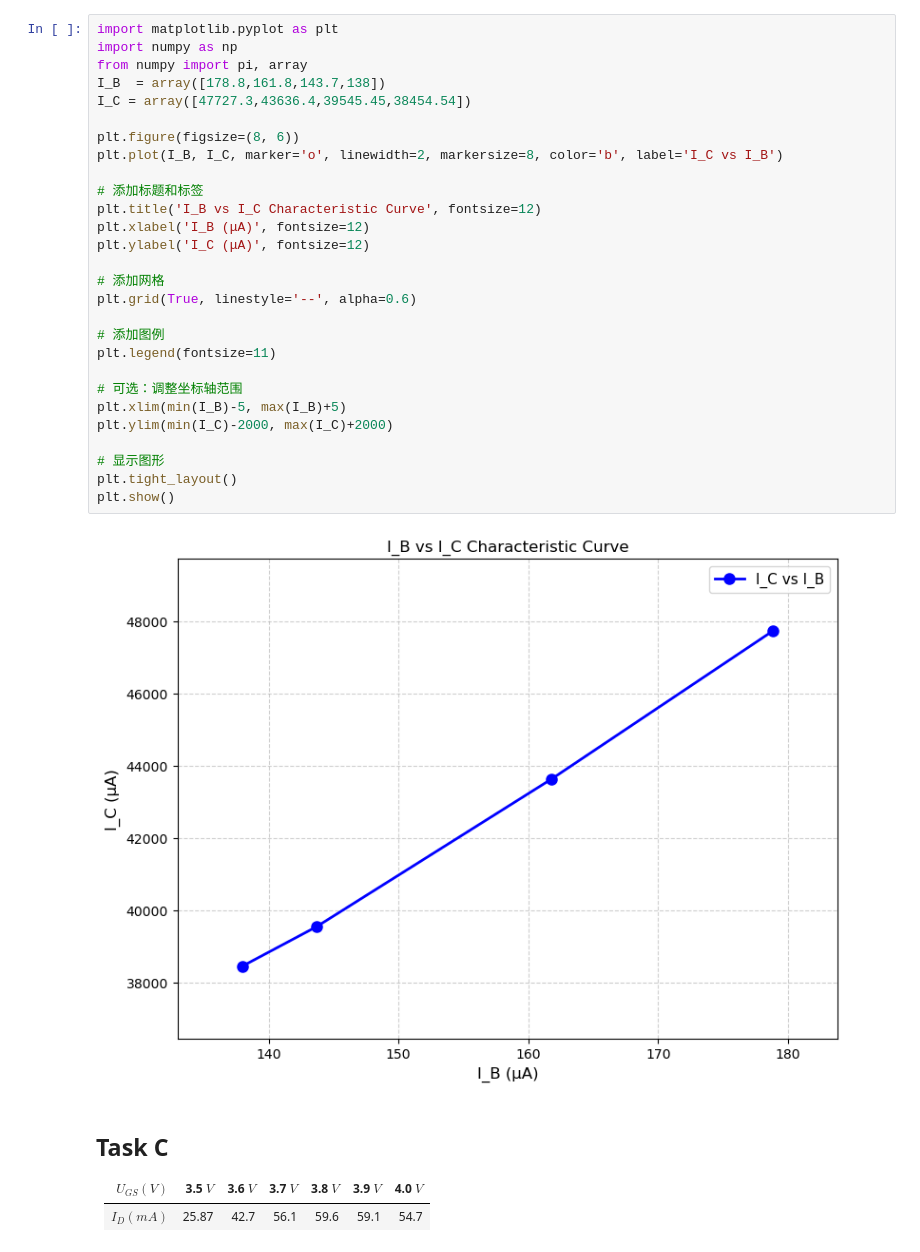
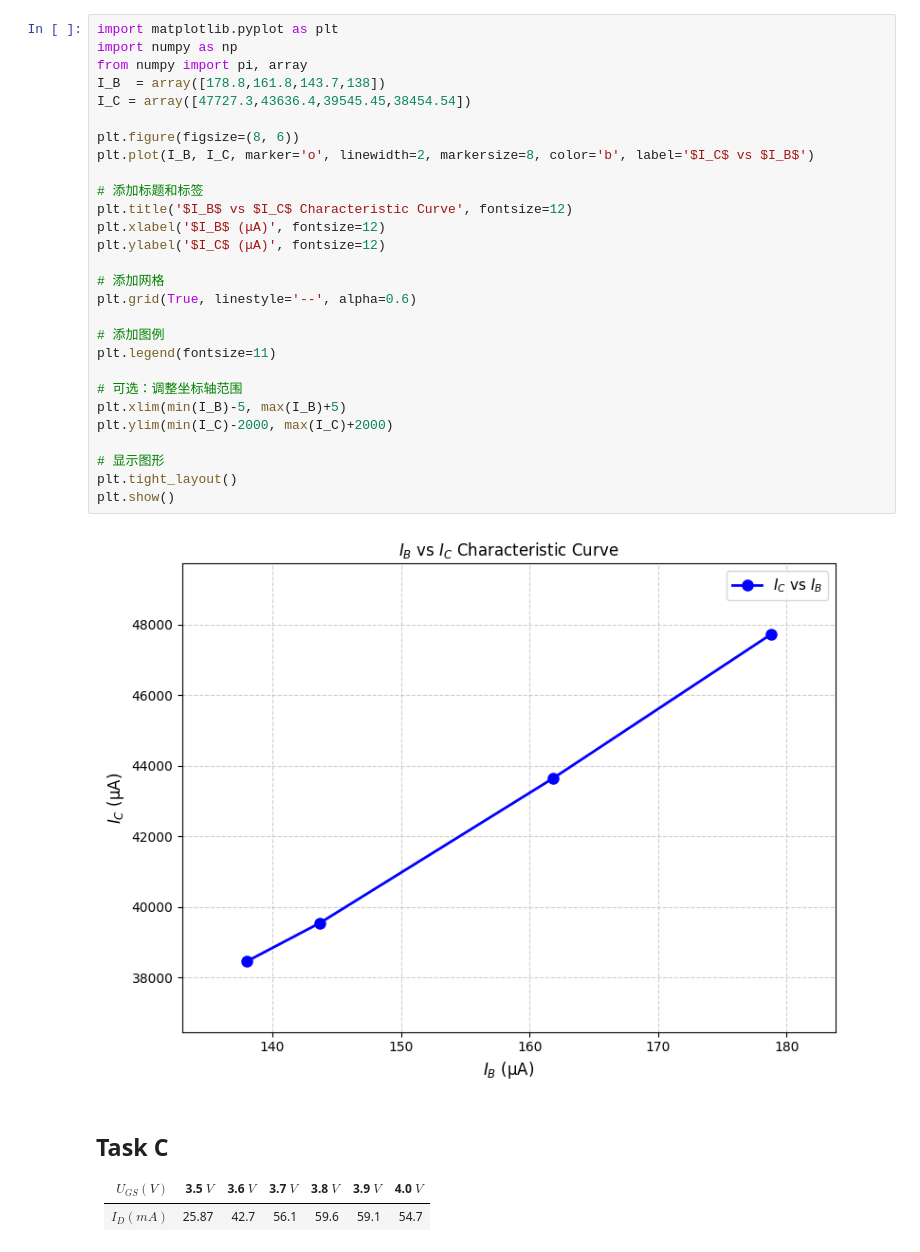
Before and after one commit to YUNZHUORUI/2025-2026-winter, a Jupyter notebook: Mechatronics/Homework 9/HW9.ipynb, the cells around one changed output. Drawn from its saved outputs; the diff is of its cells as text.

```diff
--- a/Mechatronics/Homework 9/HW9.ipynb
+++ b/Mechatronics/Homework 9/HW9.ipynb
@@ -12,33 +12,33 @@ $$ I_C = \frac{5-U}{R_C} (\mu A)$$
 # %%
 import matplotlib.pyplot as plt
 import numpy as np
 from numpy import pi, array
 I_B  = array([178.8,161.8,143.7,138])
 I_C = array([47727.3,43636.4,39545.45,38454.54])
 
 plt.figure(figsize=(8, 6))
-plt.plot(I_B, I_C, marker='o', linewidth=2, markersize=8, color='b', label='I_C vs I_B')
+plt.plot(I_B, I_C, marker='o', linewidth=2, markersize=8, color='b', label='$I_C$ vs $I_B$')
 
 # 添加标题和标签
-plt.title('I_B vs I_C Characteristic Curve', fontsize=12)
-plt.xlabel('I_B (μA)', fontsize=12)
-plt.ylabel('I_C (μA)', fontsize=12)
+plt.title('$I_B$ vs $I_C$ Characteristic Curve', fontsize=12)
+plt.xlabel('$I_B$ (μA)', fontsize=12)
+plt.ylabel('$I_C$ (μA)', fontsize=12)
 
 # 添加网格
 plt.grid(True, linestyle='--', alpha=0.6)
 
 # 添加图例
 plt.legend(fontsize=11)
 
 # 可选：调整坐标轴范围
 plt.xlim(min(I_B)-5, max(I_B)+5)
 plt.ylim(min(I_C)-2000, max(I_C)+2000)
 
 # 显示图形
 plt.tight_layout()
 plt.show()
 # %% [output]
-[figure, old version]
+[figure, new version]
 # %% [markdown]
 ## Task C
 
```
Also changed, not shown: parts of 2 cells of this notebook, 1 other file.
